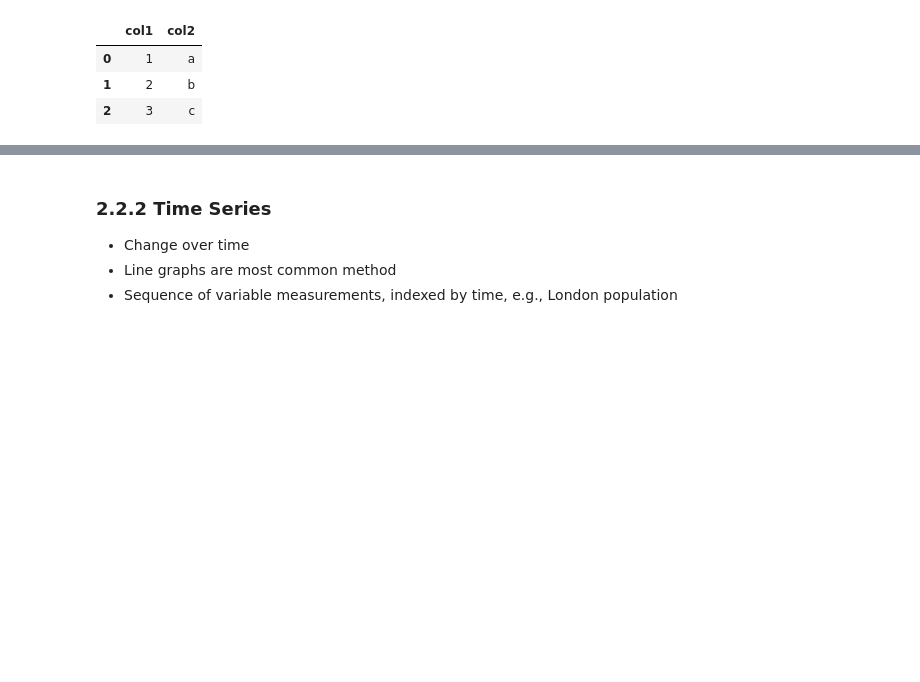
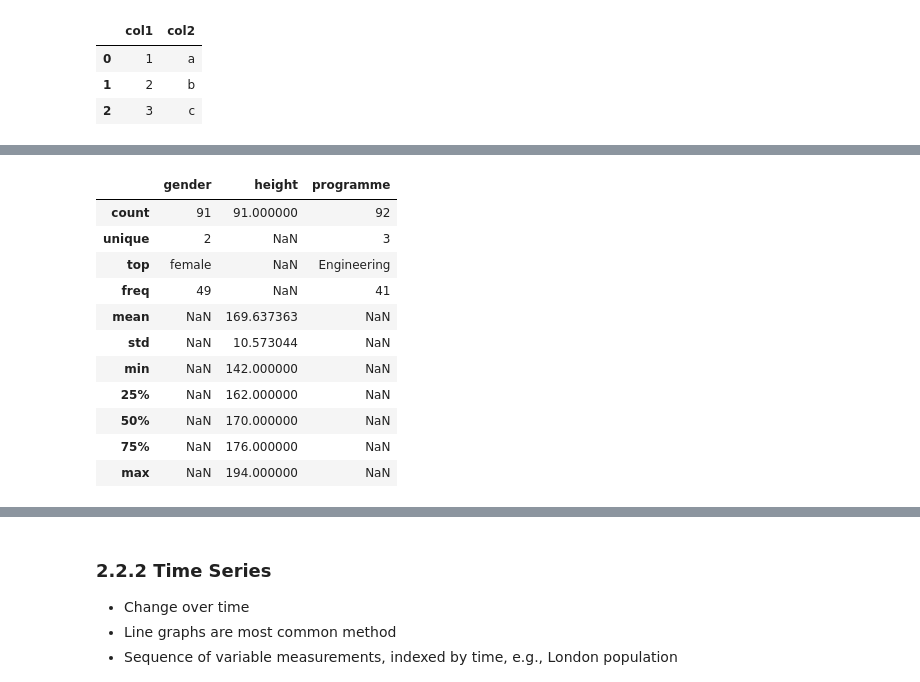
Before and after one commit to Mesterlol101/SIM-UOL, a Jupyter notebook: Y3S1/CM3005 - Data Science/Topic 2 - Data Processing/Topic02_3.ipynb, the cells around one changed output, grey strips where cells are left out. Cells and saved outputs as stored; diff of their text form; code cells hidden in the pictures; blank space fills up the shorter version.

```diff
--- a/Y3S1/CM3005 - Data Science/Topic 2 - Data Processing/Topic02_3.ipynb
+++ b/Y3S1/CM3005 - Data Science/Topic 2 - Data Processing/Topic02_3.ipynb
@@ -190,3 +190,6 @@ File saved.
 ### Insert code to try out some basic functions in the Pandas DataFrame
 # %%
 ### Insert code to access elements in the Pandas DataFrame
+# %%
+df = pd.read_csv("class_data.csv")
+df.head()
@@ -192,0 +232,3 @@ File saved.
+# %%
+df['gender'] = df['gender'].astype('category')
+df.info()
@@ -192,0 +262,15 @@ File saved.
+# %%
+df.describe(include='all')
+# %% [output]
+|  | gender | height | programme |
+| count | 91 | 91.000000 | 92 |
+| unique | 2 | NaN | 3 |
+| top | female | NaN | Engineering |
+| freq | 49 | NaN | 41 |
+| mean | NaN | 169.637363 | NaN |
+| std | NaN | 10.573044 | NaN |
+| min | NaN | 142.000000 | NaN |
+| 25% | NaN | 162.000000 | NaN |
+| 50% | NaN | 170.000000 | NaN |
+| 75% | NaN | 176.000000 | NaN |
+| max | NaN | 194.000000 | NaN |
```
Also changed, not shown: parts of 41 cells of this notebook, 12 other files.
